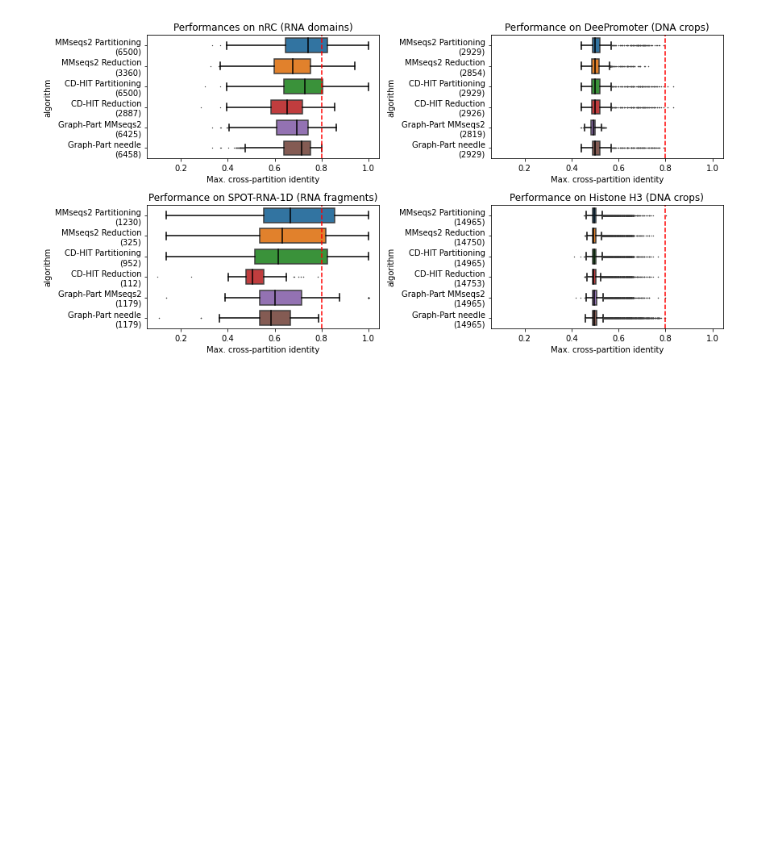
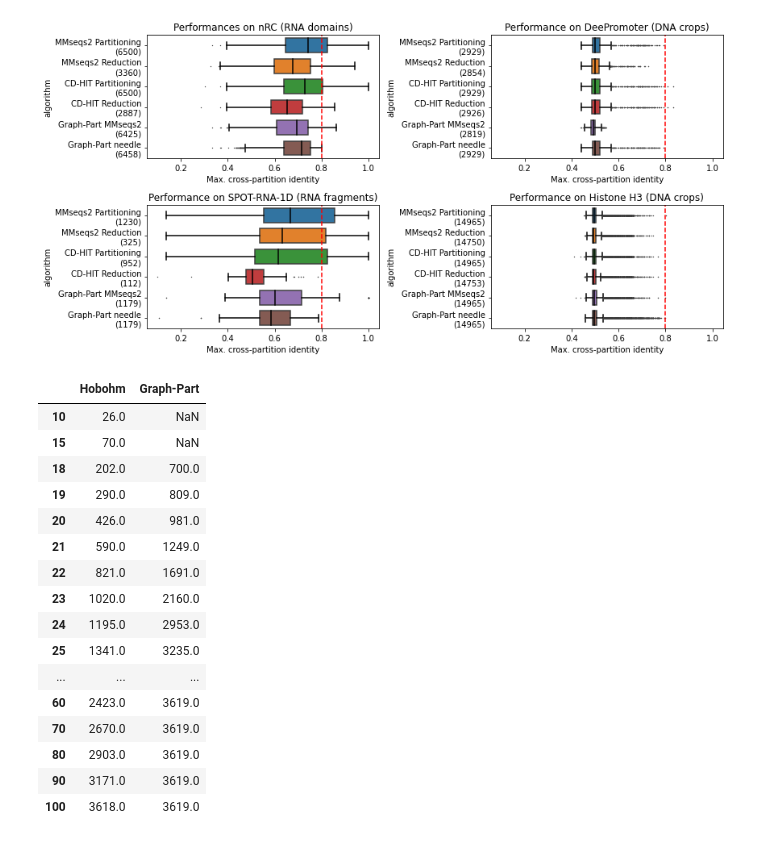
Before and after one commit to graph-part/graph-part, a Jupyter notebook: benchmarking/figures.ipynb, the cells around one changed output. Saved outputs shown, nothing was run; the diff lists cells and outputs as text; code cells hidden in the pictures; blank space fills up the shorter version.

```diff
--- a/benchmarking/figures.ipynb
+++ b/benchmarking/figures.ipynb
@@ -214,0 +247,20 @@ with sns.axes_style(None):
+# %%
+df
+# %% [output]
+|  | Hobohm | Graph-Part |
+| 10 | 26.0 | NaN |
+| 15 | 70.0 | NaN |
+| 18 | 202.0 | 700.0 |
+| 19 | 290.0 | 809.0 |
+| 20 | 426.0 | 981.0 |
+| 21 | 590.0 | 1249.0 |
+| 22 | 821.0 | 1691.0 |
+| 23 | 1020.0 | 2160.0 |
+| 24 | 1195.0 | 2953.0 |
+| 25 | 1341.0 | 3235.0 |
+| ... | ... | ... |
+| 60 | 2423.0 | 3619.0 |
+| 70 | 2670.0 | 3619.0 |
+| 80 | 2903.0 | 3619.0 |
+| 90 | 3171.0 | 3619.0 |
+| 100 | 3618.0 | 3619.0 |
```
Also changed, not shown: parts of 4 cells of this notebook, 16 other files.
